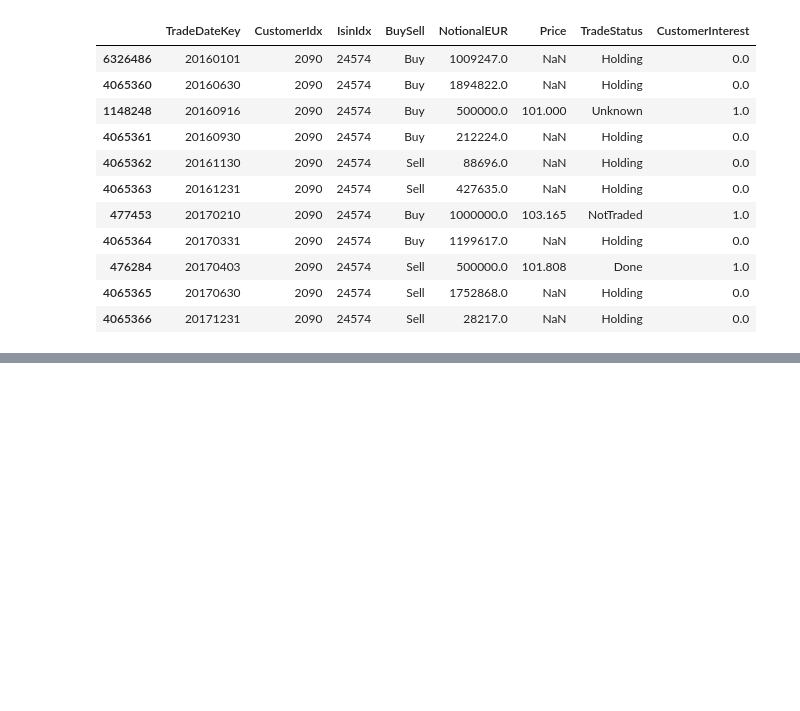
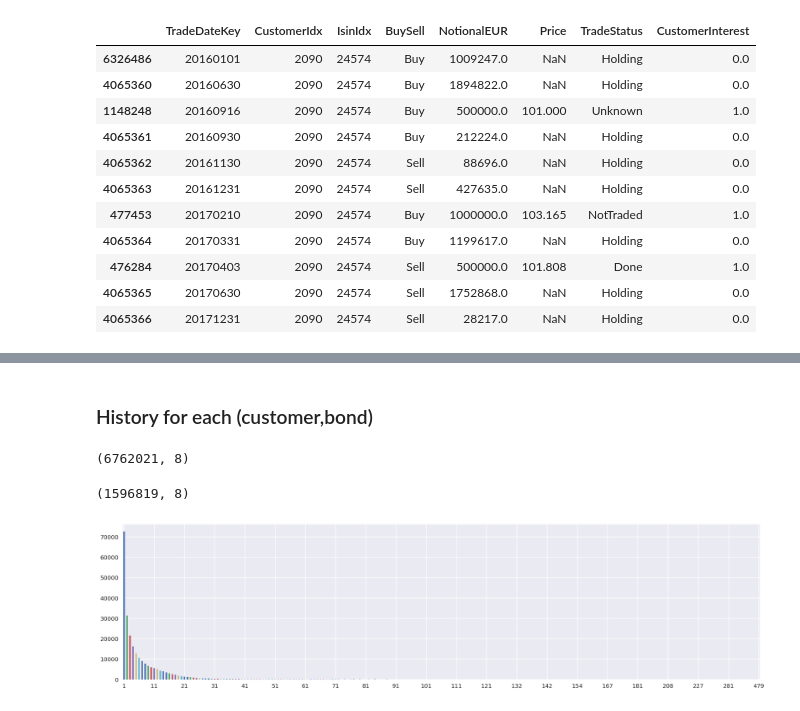
Before and after one commit to Robert-Aduviri/DSG-2018-Qualifiers, a Jupyter notebook: notebooks/robert/RA-01-EDA.ipynb, the cells around one changed output, grey strips where cells are left out. Drawn from its saved outputs; the diff is of its cells as text; code cells hidden in the pictures; blank space fills up the shorter version.

Commit message:
Add target count EDA

```diff
--- a/notebooks/robert/RA-01-EDA.ipynb
+++ b/notebooks/robert/RA-01-EDA.ipynb
@@ -557,0 +618,24 @@ trade[(trade.CustomerIdx == customer_idx) & (trade.IsinIdx == isin_idx)].sort_va
+# %% [markdown]
+### History for each (customer,bond)
+# %%
+# There is historical information for all (customer, bonds) in test
+test_idxs = set(zip(challenge.CustomerIdx, challenge.IsinIdx))
+# %%
+df = trade[trade.apply(lambda row: (row.CustomerIdx, row.IsinIdx) in test_idxs, axis=1)]
+# %%
+trade.shape
+# %% [output]
+(6762021, 8)
+# %%
+df.shape
+# %% [output]
+(1596819, 8)
+# %%
+n = 10
+ax = df.groupby(['CustomerIdx', 'IsinIdx']).size().value_counts().sort_index().plot.bar(rot=0, figsize=(20,5))
+ticks = ax.xaxis.get_ticklocs()
+ticklabels = [l.get_text() for l in ax.xaxis.get_ticklabels()]
+ax.xaxis.set_ticks(ticks[::n])
+_ = ax.xaxis.set_ticklabels(ticklabels[::n])
+# %% [output]
+[figure, added]
```
Also changed, not shown: parts of 28 cells of this notebook.
